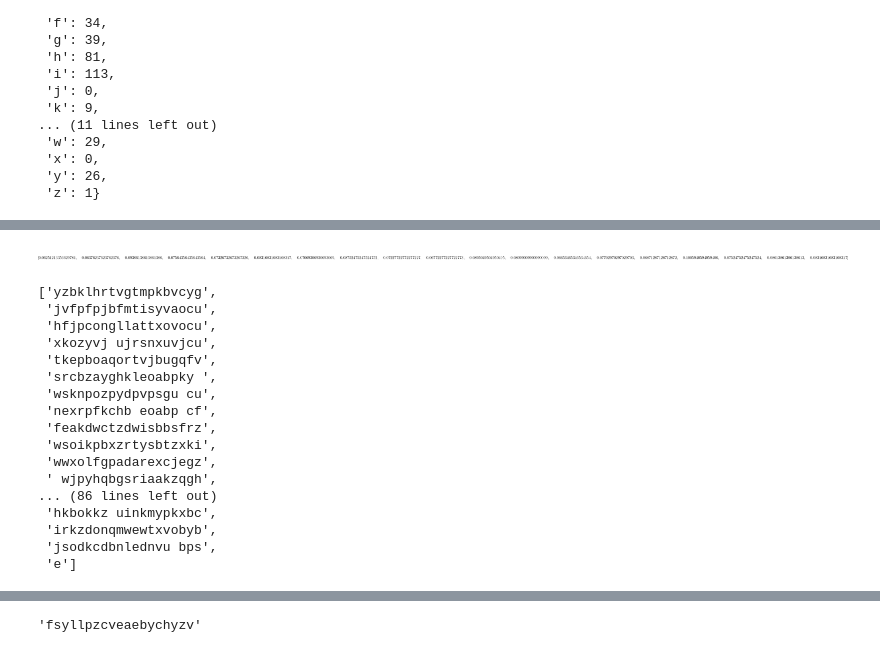
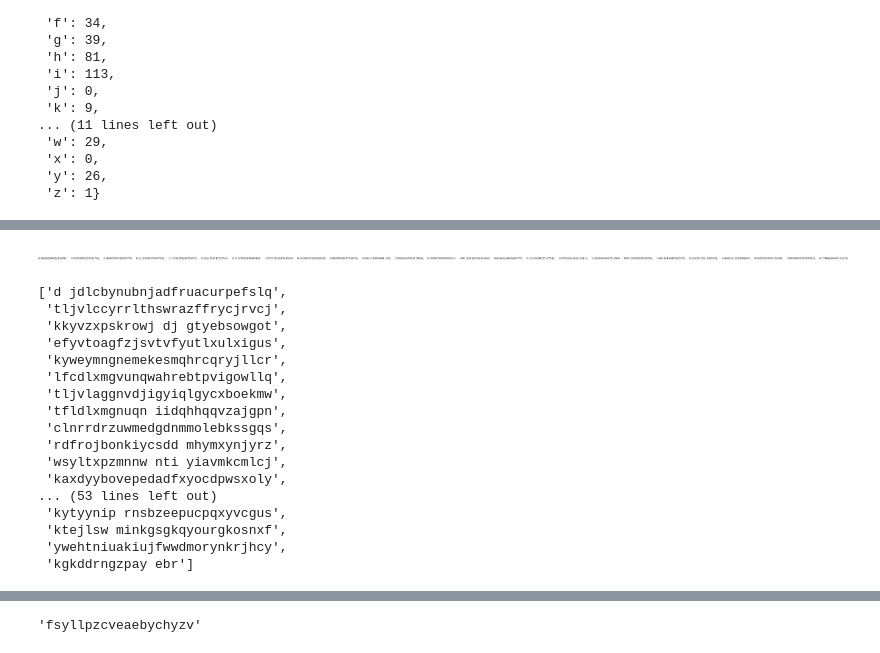
Before and after one commit to massimo-nocentini/scratchpad, a Jupyter notebook: chapters/crypto/vigenere-cryptoanalysis.ipynb, the cells around one changed output, grey strips where cells are left out. Drawn from its saved outputs; the diff is of its cells as text; code cells hidden in the pictures.

```diff
--- a/chapters/crypto/vigenere-cryptoanalysis.ipynb
+++ b/chapters/crypto/vigenere-cryptoanalysis.ipynb
@@ -216,27 +215,27 @@ def guess_key_length(analysis, threshold=0.06):
 # %%
 analysis = analyze(cipher_text)
 # %%
-probing_key_length = 19
+probing_key_length = 28
 guess_key_length(analysis)[probing_key_length]
 # %% [output]
-[figure, old version]
+[figure, new version]
 # %%
 decode_spreaded(spread(cipher_text, probing_key_length))
 # %% [output]
-['yzbklhrtvgtmpkbvcyg',
- 'jvfpfpjbfmtisyvaocu',
- 'hfjpcongllattxovocu',
- 'xkozyvj ujrsnxuvjcu',
- 'tkepboaqortvjbugqfv',
- 'srcbzayghkleoabpky ',
- 'wsknpozpydpvpsgu cu',
- 'nexrpfkchb eoabp cf',
- 'feakdwctzdwisbbsfrz',
- 'wsoikpbxzrtysbtzxki',
- 'wwxolfgpadarexcjegz',
- ' wjpyhqbgsriaakzqgh',
-... (86 lines left out)
- 'hkbokkz uinkmypkxbc',
- 'irkzdonqmwewtxvobyb',
- 'jsodkcdbnlednvu bps',
- 'e']
+['d jdlcbynubnjadfruacurpefslq',
+ 'tljvlccyrrlthswrazffrycjrvcj',
+ 'kkyvzxpskrowj dj gtyebsowgot',
+ 'efyvtoagfzjsvtvfyutlxulxigus',
+ 'kyweymngnemekesmqhrcqryjllcr',
+ 'lfcdlxmgvunqwahrebtpvigowllq',
+ 'tljvlaggnvdjigyiqlgycxboekmw',
+ 'tfldlxmgnuqn iidqhhqqvzajgpn',
+ 'clnrrdrzuwmedgdnmmolebkssgqs',
+ 'rdfrojbonkiycsdd mhymxynjyrz',
+ 'wsyltxpzmnnw nti yiavmkcmlcj',
+ 'kaxdyybovepedadfxyocdpwsxoly',
+... (53 lines left out)
+ 'kytyynip rnsbzeepucpqxyvcgus',
+ 'ktejlsw minkgsgkqyourgkosnxf',
+ 'ywehtniuakiujfwwdmorynkrjhcy',
+ 'kgkddrngzpay ebr']
```
Also changed, not shown: parts of 13 cells of this notebook.
